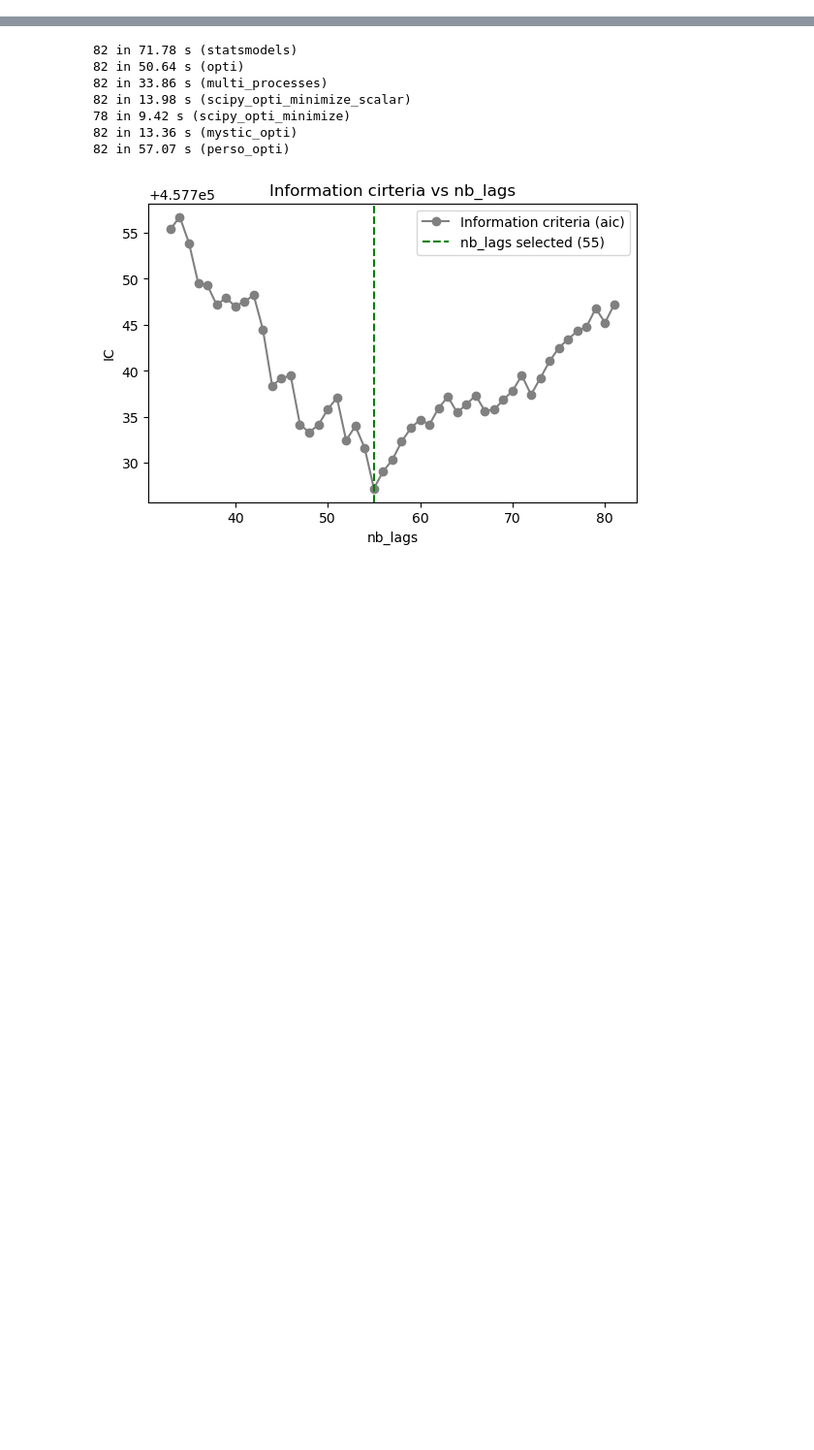
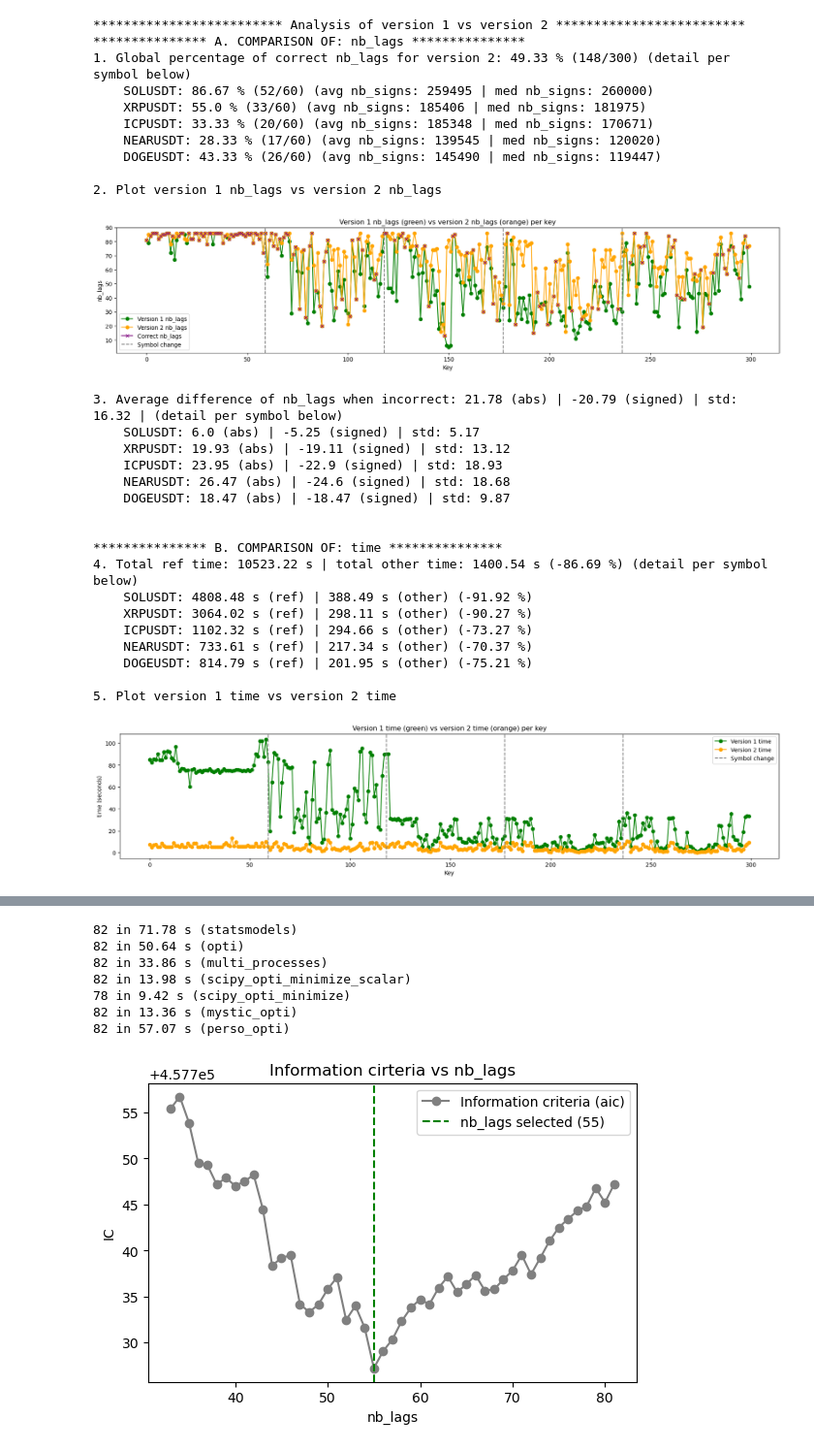
Before and after one commit to MartinGangand/tradeflow, a Jupyter notebook: trade_flow_modelling/src/notebooks/ar_selection_opti.ipynb, the cells around one changed output, grey strips where cells are left out. Shown at 97% size. Cells and saved outputs as stored; diff of their text form; code cells hidden in the pictures; blank space fills up the shorter version.

Commit message:
Add optimization method for determining the best number of lags (mystic) when the number of signs if too large

```diff
--- a/trade_flow_modelling/src/notebooks/ar_selection_opti.ipynb
+++ b/trade_flow_modelling/src/notebooks/ar_selection_opti.ipynb
@@ -167,6 +286,10 @@ def retrieve_dates_symbols(dic_1, dic_2):
 # %%
-def compare_ar_selection_versions(dic_1, dic_2):
+def compare_ar_selection_versions(dic_1, dic_2, first_n_symbols=None):
     dates, symbols = retrieve_dates_symbols(dic_1, dic_2)
+
+    if (first_n_symbols is not None):
+        symbols = symbols[:first_n_symbols]
+
     global_count_nb_lags_correct = 0
     abs_diff_nb_lags_when_incorrect = []
     diff_nb_lags_when_incorrect = []
@@ -228,34 +351,34 @@ def compare_ar_selection_versions(dic_1, dic_2):
             ref_time_list.append(ref_time)
             other_time_list.append(other_time)
 
-
-    global_percentage_nb_lags_correct = 100 * global_count_nb_lags_correct / (len(dic_1))
+    global_percentage_nb_lags_correct = 100 * global_count_nb_lags_correct / (len(dates) * len(symbols))
     print(f"{'*' * 25} Analysis of version 1 vs version 2 {'*' * 25}")
     print(f"{'*' * 15} A. COMPARISON OF: nb_lags {'*' * 15}")
-    print(f"1. Global percentage of correct nb_lags for version 2: {round(global_percentage_nb_lags_correct, 2)} % ({global_count_nb_lags_correct}/{len(dic_1)}) (detail per symbol below)")
+    print(f"1. Global percentage of correct nb_lags for version 2: {round(global_percentage_nb_lags_correct, 2)} % ({global_count_nb_lags_correct}/{len(dates) * len(symbols)}) (detail per symbol below)")
     for symbol in symbols:
         percentage_nb_lags_correct = 100 * symbol_to_count_nb_lags_correct[symbol] / len(dates)
         print(f"    {symbol}: {round(percentage_nb_lags_correct, 2)} % ({symbol_to_count_nb_lags_correct[symbol]}/{len(dates)}) (avg nb_signs: {round(np.mean(symbol_to_nb_signs_per_day[symbol]))} | med nb_signs: {round(np.median(symbol_to_nb_signs_per_day[symbol]))})")
 
     print(f"\n2. Plot version 1 nb_lags vs version 2 nb_lags")
-    fig, axe = plt.subplots(1, 1, figsize=(6.5, 4))
+    fig, axe = plt.subplots(1, 1, figsize=(21, 4))
     axe.plot(ref_nb_lags_list, color="green", label="Version 1 nb_lags", marker="o")
     axe.plot(other_nb_lags_list, color="orange", label="Version 2 nb_lags", marker="o")
     for i, position_correct in enumerate(position_correct_nb_lags):
         axe.plot(position_correct, ref_nb_lags_list[position_correct], color="purple", label="Correct nb_lags" if i == 0 else None, marker = 'x')
     for i in range(len(symbols) - 1):
-        axe.axvline(x=len(dates) - 1, color='grey', label="Symbol change" if i == 0 else None, linestyle='--')
+        axe.axvline(x=(len(dates) - 1) * (i + 1), color='grey', label="Symbol change" if i == 0 else None, linestyle='--')
     axe.set_title("Version 1 nb_lags (green) vs version 2 nb_lags (orange) per key")
     axe.set_xlabel("Key")
     axe.set_ylabel("nb_lags")
     axe.legend()
     plt.show()
 
-    print(f"\n3. Average difference of nb_lags when incorrect: {round(np.mean(abs_diff_nb_lags_when_incorrect), 2) if len(abs_diff_nb_lags_when_incorrect) > 0 else 0} (abs) | {round(np.mean(diff_nb_lags_when_incorrect), 2) if len(diff_nb_lags_when_incorrect) > 0 else 0} (signed) (detail per symbol below)")
+    print(f"\n3. Average difference of nb_lags when incorrect: {round(np.mean(abs_diff_nb_lags_when_incorrect), 2) if len(abs_diff_nb_lags_when_incorrect) > 0 else 0} (abs) | {round(np.mean(diff_nb_lags_when_incorrect), 2) if len(diff_nb_lags_when_incorrect) > 0 else 0} (signed) | std: {round(np.std(diff_nb_lags_when_incorrect), 2) if len(diff_nb_lags_when_incorrect) > 0 else 0} | (detail per symbol below)")
     for symbol in symbols:
         avg_abs_diff_nb_lags_when_incorrect = np.mean(symbol_to_abs_diff_nb_lags_when_incorrect[symbol]) if len(symbol_to_abs_diff_nb_lags_when_incorrect[symbol]) > 0 else 0
         avg_diff_nb_lags_when_incorrect = np.mean(symbol_to_diff_nb_lags_when_incorrect[symbol]) if len(symbol_to_diff_nb_lags_when_incorrect[symbol]) > 0 else 0
-        print(f"    {symbol}: {round(avg_abs_diff_nb_lags_when_incorrect, 2)} (abs) | {round(avg_diff_nb_lags_when_incorrect, 2)} (signed)")
+        std_diff_nb_lags_when_incorrect = np.std(symbol_to_diff_nb_lags_when_incorrect[symbol]) if len(symbol_to_diff_nb_lags_when_incorrect[symbol]) > 0 else 0
+        print(f"    {symbol}: {round(avg_abs_diff_nb_lags_when_incorrect, 2)} (abs) | {round(avg_diff_nb_lags_when_incorrect, 2)} (signed) | std: {round(std_diff_nb_lags_when_incorrect, 2)}")
 
     print(f"\n\n{'*' * 15} B. COMPARISON OF: time {'*' * 15}")
     total_percentage_diff_time = 100 * ((total_time_other / total_time_ref) - 1)
@@ -266,11 +389,11 @@ def compare_ar_selection_versions(dic_1, dic_2):
         print(f"    {symbol}: {round(symbol_to_total_time[symbol][0], 2)} s (ref) | {round(symbol_to_total_time[symbol][1], 2)} s (other) ({'+' if percentage_diff_time > 0 else '-'}{round(abs(percentage_diff_time), 2)} %)")
 
     print("\n5. Plot version 1 time vs version 2 time")
-    fig, axe = plt.subplots(1, 1, figsize=(6.5, 4))
+    fig, axe = plt.subplots(1, 1, figsize=(21, 4))
     axe.plot(ref_time_list, color="green", label="Version 1 time", marker="o")
     axe.plot(other_time_list, color="orange", label="Version 2 time", marker="o")
     for i in range(len(symbols) - 1):
-        axe.axvline(x=len(dates) - 1, color='grey', label="Symbol change" if i == 0 else None, linestyle='--')
+        axe.axvline(x=(len(dates) - 1) * (i + 1), color='grey', label="Symbol change" if i == 0 else None, linestyle='--')
     axe.set_title("Version 1 time (green) vs version 2 time (orange) per key")
     axe.set_xlabel("Key")
     axe.set_ylabel("time (seconds)")
@@ -286,0 +402,47 @@ syms = symbols[4:6]
+# %%
+versions = ["multi_processes", "scipy_opti_minimize", "mystic_opti"]
+
+dates = dates_jan_2024 + dates_feb_2024
+
+dic_ref = loadDictionary(filePath(folder_path_key_to_nb_lags_and_time, "multi_processes", dates, symbols, extension))
+dic_scipy_opti_minimize = loadDictionary(filePath(folder_path_key_to_nb_lags_and_time, "scipy_opti_minimize", dates, symbols, extension))
+dic_mystic_opti_0 = loadDictionary(filePath(folder_path_key_to_nb_lags_and_time, "mystic_opti", dates, symbols, extension, 0))
+dic_mystic_opti_0_2 = loadDictionary(filePath(folder_path_key_to_nb_lags_and_time, "mystic_opti", dates, symbols, extension, 0.2))
+dic_mystic_opti_0_4 = loadDictionary(filePath(folder_path_key_to_nb_lags_and_time, "mystic_opti", dates, symbols, extension, 0.4))
+dic_mystic_opti_0_6 = loadDictionary(filePath(folder_path_key_to_nb_lags_and_time, "mystic_opti", dates, symbols, extension, 0.6))
+dic_mystic_opti_0_8 = loadDictionary(filePath(folder_path_key_to_nb_lags_and_time, "mystic_opti", dates, symbols, extension, 0.8))
+dic_mystic_opti_1 = loadDictionary(filePath(folder_path_key_to_nb_lags_and_time, "mystic_opti", dates, symbols, extension, 1.0))
+dic_mystic_opti_1_25 = loadDictionary(filePath(folder_path_key_to_nb_lags_and_time, "mystic_opti", dates, symbols, extension, 1.25))
+dic_mystic_opti_2 = loadDictionary(filePath(folder_path_key_to_nb_lags_and_time, "mystic_opti", dates, symbols, extension, 2.0))
+# %%
+symbol_to_nb_signs_per_day = compare_ar_selection_versions(dic_ref, dic_mystic_opti_2, first_n_symbols=5)
+# %% [output]
+************************* Analysis of version 1 vs version 2 *************************
+*************** A. COMPARISON OF: nb_lags ***************
+1. Global percentage of correct nb_lags for version 2: 49.33 % (148/300) (detail per symbol below)
+    SOLUSDT: 86.67 % (52/60) (avg nb_signs: 259495 | med nb_signs: 260000)
+    XRPUSDT: 55.0 % (33/60) (avg nb_signs: 185406 | med nb_signs: 181975)
+    ICPUSDT: 33.33 % (20/60) (avg nb_signs: 185348 | med nb_signs: 170671)
+    NEARUSDT: 28.33 % (17/60) (avg nb_signs: 139545 | med nb_signs: 120020)
+    DOGEUSDT: 43.33 % (26/60) (avg nb_signs: 145490 | med nb_signs: 119447)
+
+2. Plot version 1 nb_lags vs version 2 nb_lags
+[figure, added]
+3. Average difference of nb_lags when incorrect: 21.78 (abs) | -20.79 (signed) | std: 16.32 | (detail per symbol below)
+    SOLUSDT: 6.0 (abs) | -5.25 (signed) | std: 5.17
+    XRPUSDT: 19.93 (abs) | -19.11 (signed) | std: 13.12
+    ICPUSDT: 23.95 (abs) | -22.9 (signed) | std: 18.93
+    NEARUSDT: 26.47 (abs) | -24.6 (signed) | std: 18.68
+    DOGEUSDT: 18.47 (abs) | -18.47 (signed) | std: 9.87
+
+
+*************** B. COMPARISON OF: time ***************
+4. Total ref time: 10523.22 s | total other time: 1400.54 s (-86.69 %) (detail per symbol below)
+    SOLUSDT: 4808.48 s (ref) | 388.49 s (other) (-91.92 %)
+    XRPUSDT: 3064.02 s (ref) | 298.11 s (other) (-90.27 %)
+    ICPUSDT: 1102.32 s (ref) | 294.66 s (other) (-73.27 %)
+    NEARUSDT: 733.61 s (ref) | 217.34 s (other) (-70.37 %)
+    DOGEUSDT: 814.79 s (ref) | 201.95 s (other) (-75.21 %)
+
+5. Plot version 1 time vs version 2 time
+[figure, added]
```
Also changed, not shown: parts of 12 cells of this notebook, 4 other files.
